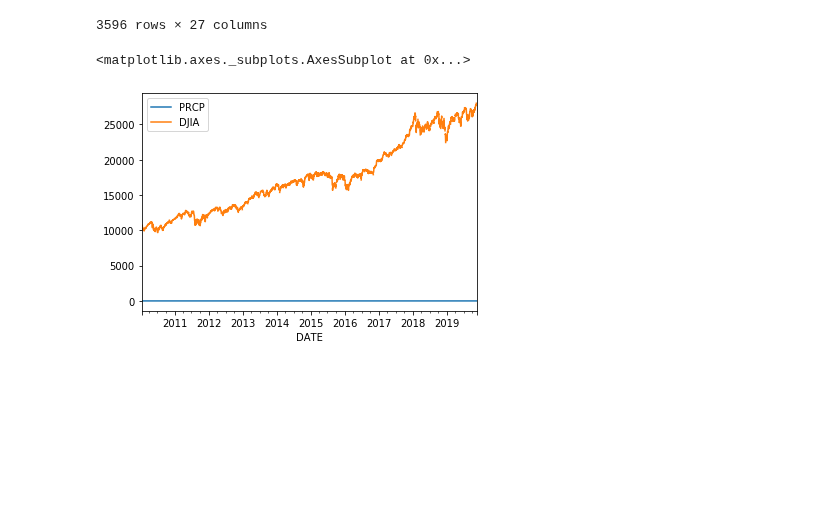
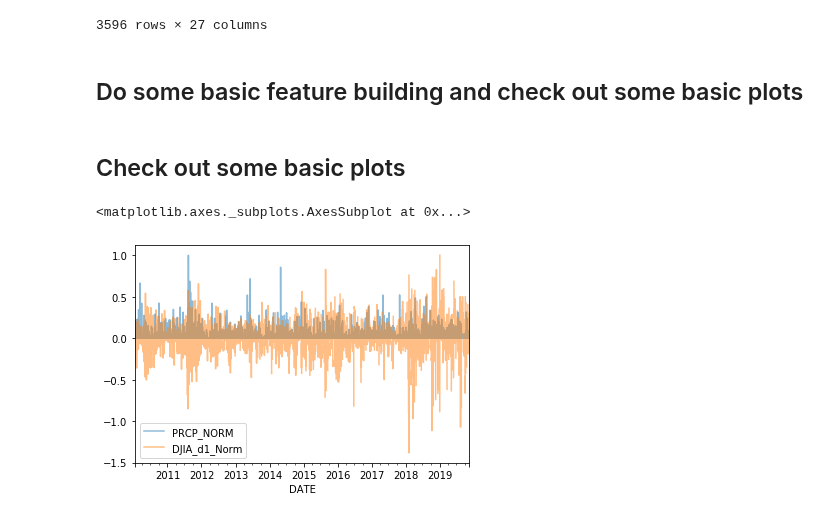
Before and after one commit to jasonbono/weather_stocks, a Jupyter notebook: scripts/clean_data.ipynb, the cells around one changed output. Saved outputs shown, nothing was run; the diff lists cells and outputs as text; code cells hidden in the pictures; blank space fills up the shorter version.

Commit message:
added a few  data features

```diff
--- a/scripts/clean_data.ipynb
+++ b/scripts/clean_data.ipynb
@@ -1,9 +6,10 @@
 # %%
 import pandas as pd
+import matplotlib.pyplot as plt
 
 #read in the raw stock data
-path = './'
-file = 'PerformanceGraphExport.xls'
+basedir = '/Users/bono/demo_projects/weather_stocks/'
+file = basedir+'data/PerformanceGraphExport.xls'
 df_stocks = pd.read_excel (file)
 #rename the columns
 df_stocks.columns = ['DATE', 'TR', 'NTR','DJIA']
@@ -31,5 +39,6 @@ df_stocks.plot()
 # %%
-df_weather = pd.read_csv("centralpark.txt")
+file = basedir+'data/centralpark.txt'
+df_weather = pd.read_csv(file)
 #convert to datetime and remove the time
 df_weather['DATE'] =  pd.to_datetime(df_weather['DATE'])
 #index by date
@@ -84,8 +96,20 @@ df_all
 | 2019-11-16 | USW00094728 | 10.29 | 0.00 | 0.0 | 0.0 | NaN | NaN | NaN | NaN | NaN | ... | ... |
 | 2019-11-17 | USW00094728 | NaN | 0.00 | 0.0 | 0.0 | NaN | NaN | NaN | NaN | NaN | ... | ... |
 3596 rows × 27 columns
+# %% [markdown]
+## Do some basic feature building and check out some basic plots
+# %%
+#At first, we will be looking at daily changes in stock price
+df_all['DJIA_d1'] = df_all['DJIA'].diff()
+# %%
+#normalize some of the data (mostly for plotting)
+df_all['DJIA_d1_Norm'] = df_all['DJIA_d1']/df_all['DJIA_d1'].max()
+df_all['DJIA_NORM'] = df_all['DJIA']/df_all['DJIA'].max()
+df_all['PRCP_NORM'] = df_all['PRCP']/df_all['PRCP'].max()
+# %% [markdown]
+## Check out some basic plots
 # %%
-df_all.plot(y=['PRCP','DJIA'])
+df_all.plot(y=['PRCP_NORM','DJIA_d1_Norm'],alpha=0.5)
 # %% [output]
 <matplotlib.axes._subplots.AxesSubplot at 0x...>
-[figure, old version]
+[figure, new version]
```
Also changed, not shown: parts of 5 cells of this notebook.
